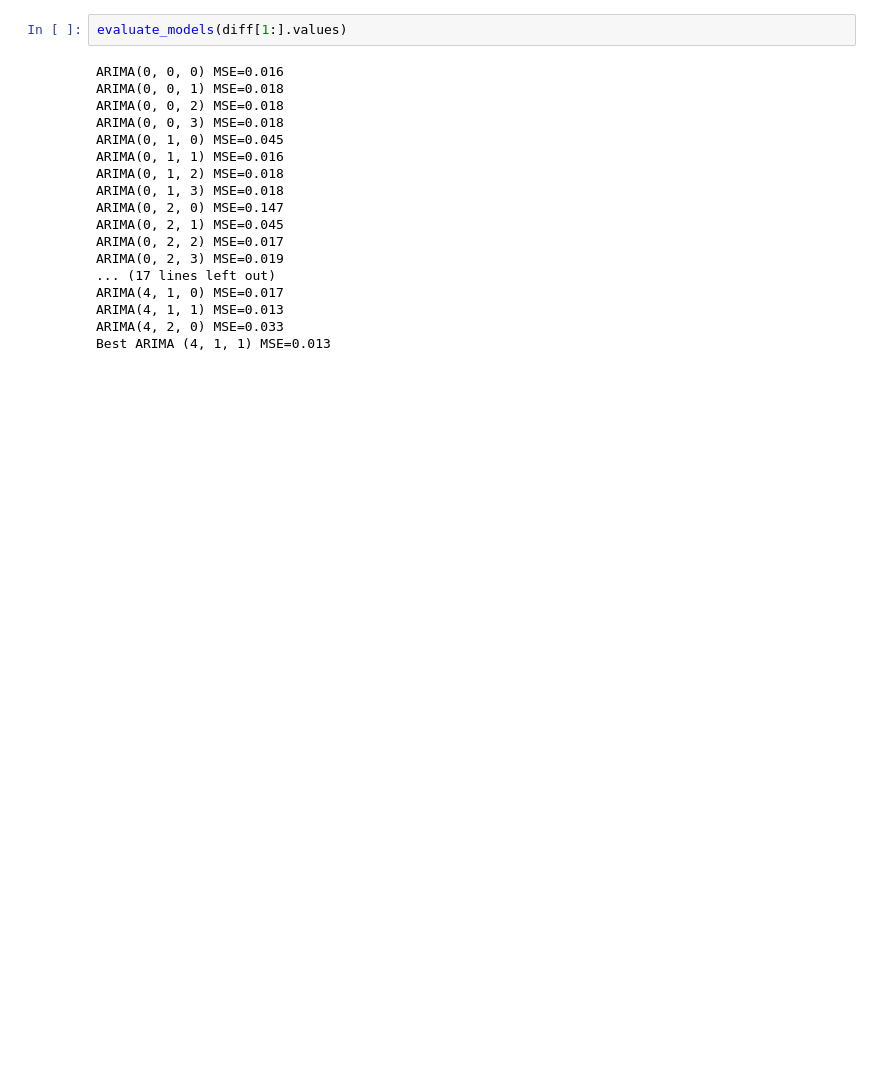
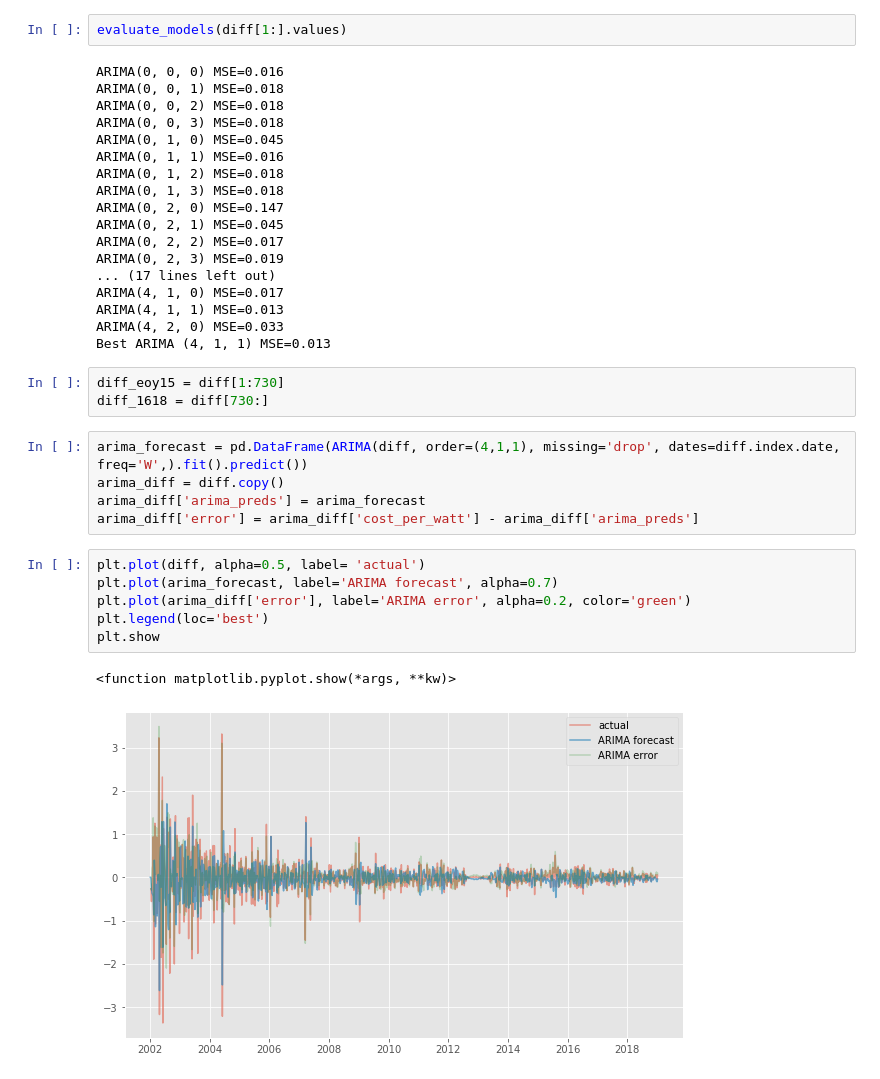
Before and after one commit to jrpaige/Solar, a Jupyter notebook: Solar_TS_Model.ipynb, the cells around one changed output. Drawn from its saved outputs; the diff is of its cells as text; blank space fills up the shorter version.

```diff
--- a/Solar_TS_Model.ipynb
+++ b/Solar_TS_Model.ipynb
@@ -268,3 +269,20 @@ ARIMA(4, 1, 0) MSE=0.017
 ARIMA(4, 1, 1) MSE=0.013
 ARIMA(4, 2, 0) MSE=0.033
 Best ARIMA (4, 1, 1) MSE=0.013
+# %%
+diff_eoy15 = diff[1:730]
+diff_1618 = diff[730:]
+# %%
+arima_forecast = pd.DataFrame(ARIMA(diff, order=(4,1,1), missing='drop', dates=diff.index.date, freq='W',).fit().predict())
+arima_diff = diff.copy()
+arima_diff['arima_preds'] = arima_forecast
+arima_diff['error'] = arima_diff['cost_per_watt'] - arima_diff['arima_preds']
+# %%
+plt.plot(diff, alpha=0.5, label= 'actual')
+plt.plot(arima_forecast, label='ARIMA forecast', alpha=0.7)
+plt.plot(arima_diff['error'], label='ARIMA error', alpha=0.2, color='green')
+plt.legend(loc='best')
+plt.show
+# %% [output]
+<function matplotlib.pyplot.show(*args, **kw)>
+[figure, added]
```
Also changed, not shown: parts of 8 cells of this notebook, 1 other file.
